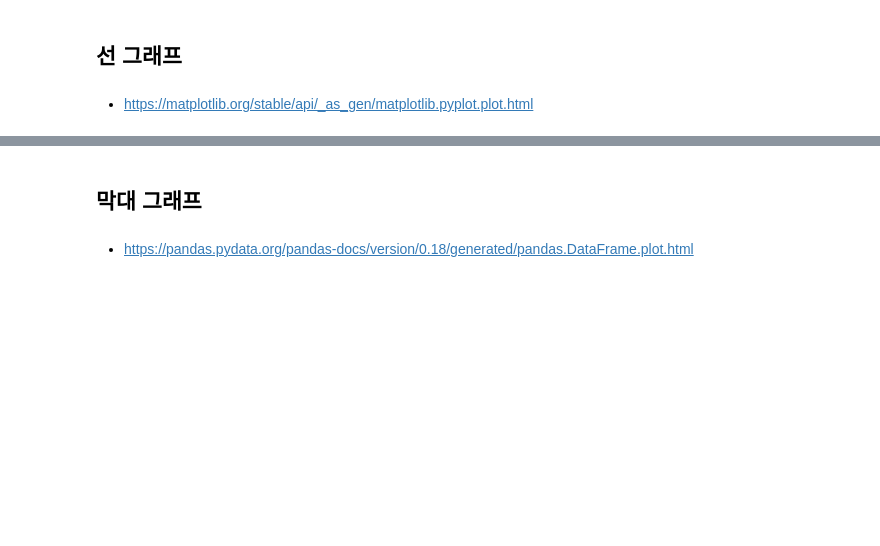
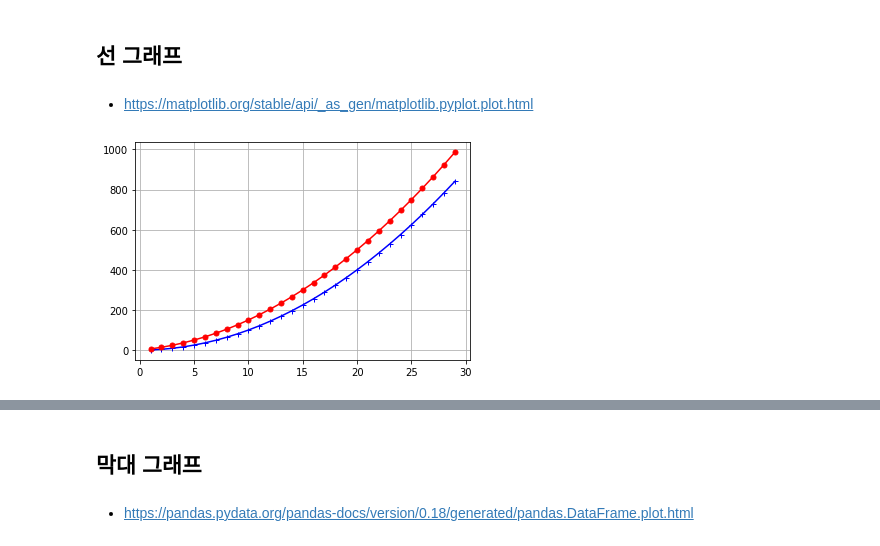
Before and after one commit to gymnopedy01/ictis-2023-ai, a Jupyter notebook: 다운로드/배포_시각화.ipynb, the cells around one changed output, grey strips where cells are left out. Saved outputs shown, nothing was run; the diff lists cells and outputs as text; code cells hidden in the pictures; blank space fills up the shorter version.

```diff
--- a/다운로드/배포_시각화.ipynb
+++ b/다운로드/배포_시각화.ipynb
@@ -39,13 +132,15 @@ import numpy as np
 # %% [markdown]
 - https://matplotlib.org/stable/api/_as_gen/matplotlib.pyplot.plot.html
 # %%
-x =
-y =
-y2 =
-plt.plot( , , marker=  , markersize= , marker =  )
-plt.plot( , , marker=  , markersize= , marker =  )
-plt.grid( )
+x =  np.arange(1, 30)
+y =  x**2
+y2 = x**2 + 5*x
+plt.plot( x, y, marker='+'  , markersize=5 , color ='b'  )
+plt.plot( x, y2, marker='o'  , markersize= 5, color = 'r' )
+plt.grid(True)
 plt.show()
+# %% [output]
+[figure, added]
 # %%
 plt.plot( ,  , '-r', label='Korean')
 plt.plot( ,  , '-g', label='English')
```
Also changed, not shown: parts of 21 cells of this notebook.
